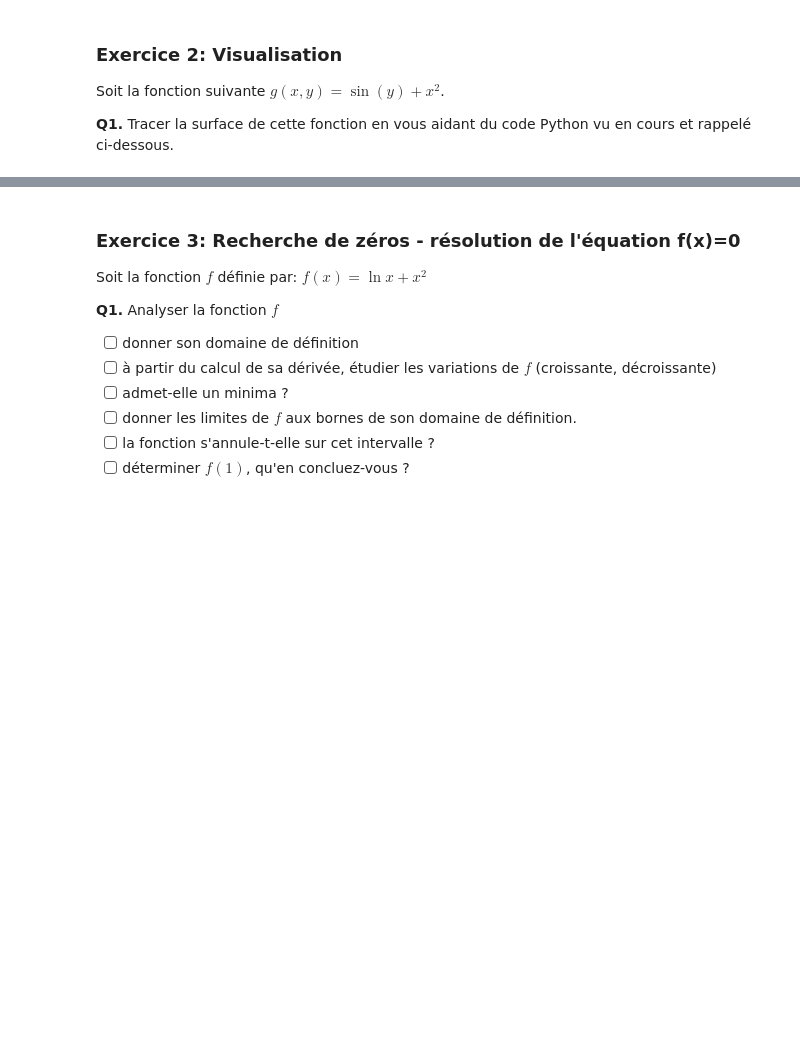
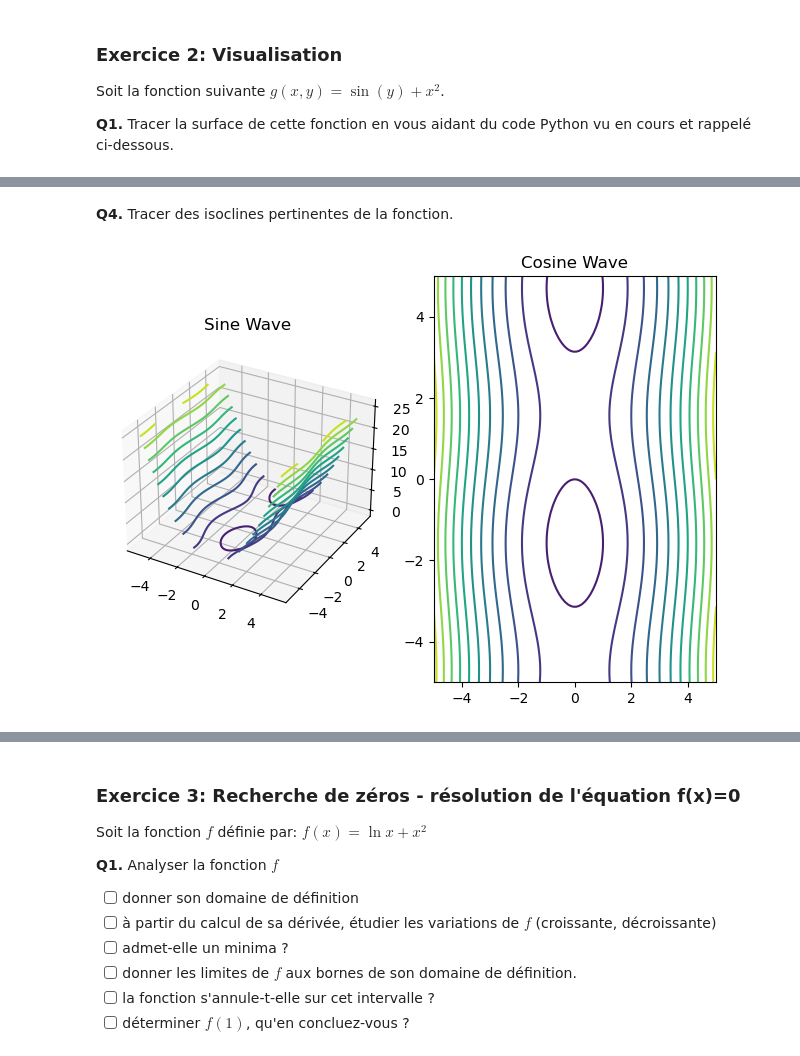
Before and after one commit to kerryghan-relot/LMU_TP-Fonctions-multi-dimensionnelles-optimisation, a Jupyter notebook: TP3 - Fonctions multi-dimensionnelles, optimisation.ipynb, the cells around one changed output, grey strips where cells are left out. Drawn from its saved outputs; the diff is of its cells as text; code cells hidden in the pictures; blank space fills up the shorter version.

```diff
--- a/TP3 - Fonctions multi-dimensionnelles, optimisation.ipynb
+++ b/TP3 - Fonctions multi-dimensionnelles, optimisation.ipynb
@@ -98,0 +129,21 @@ Confirmer les valeurs des optima obtenues précédemment en les visualisant sur
+# %% [markdown]
+**Q4.** Tracer des isoclines pertinentes de la fonction.
+# %%
+x = np.linspace(debut, fin, N)
+y = np.linspace(debut, fin, N)
+x, y = np.meshgrid(x,y)
+z = f(x,y)
+
+plt.subplot(1, 2, 1, projection = "3d")
+
+plt.contour(x, y, z, 10)
+plt.title('Sine Wave')
+
+plt.subplot(1, 2, 2)
+plt.contour(x, y, z, 10)
+plt.title('Cosine Wave')
+
+plt.tight_layout()
+plt.show()
+# %% [output]
+[figure, added]
```
Also changed, not shown: parts of 12 cells of this notebook.
